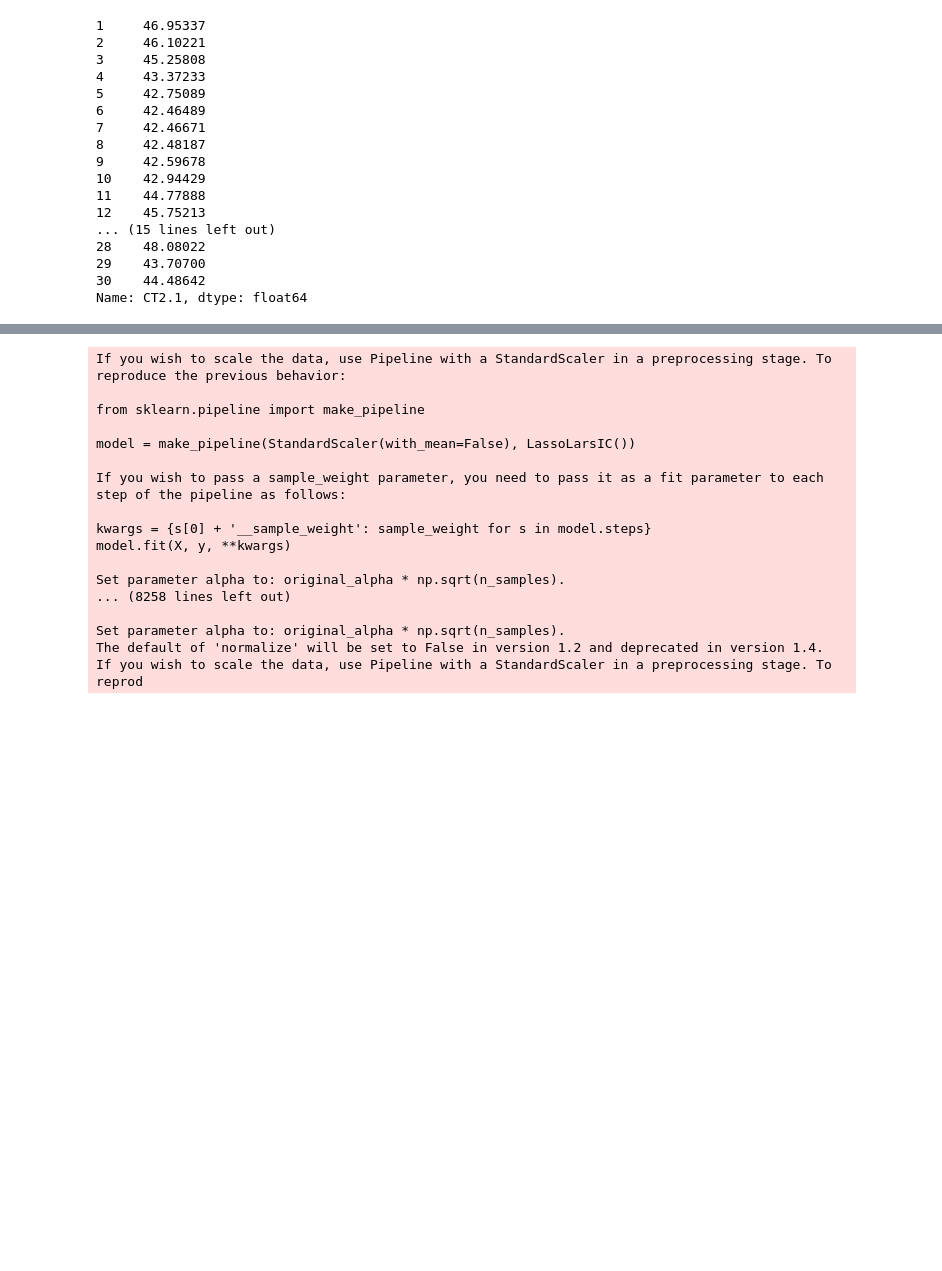
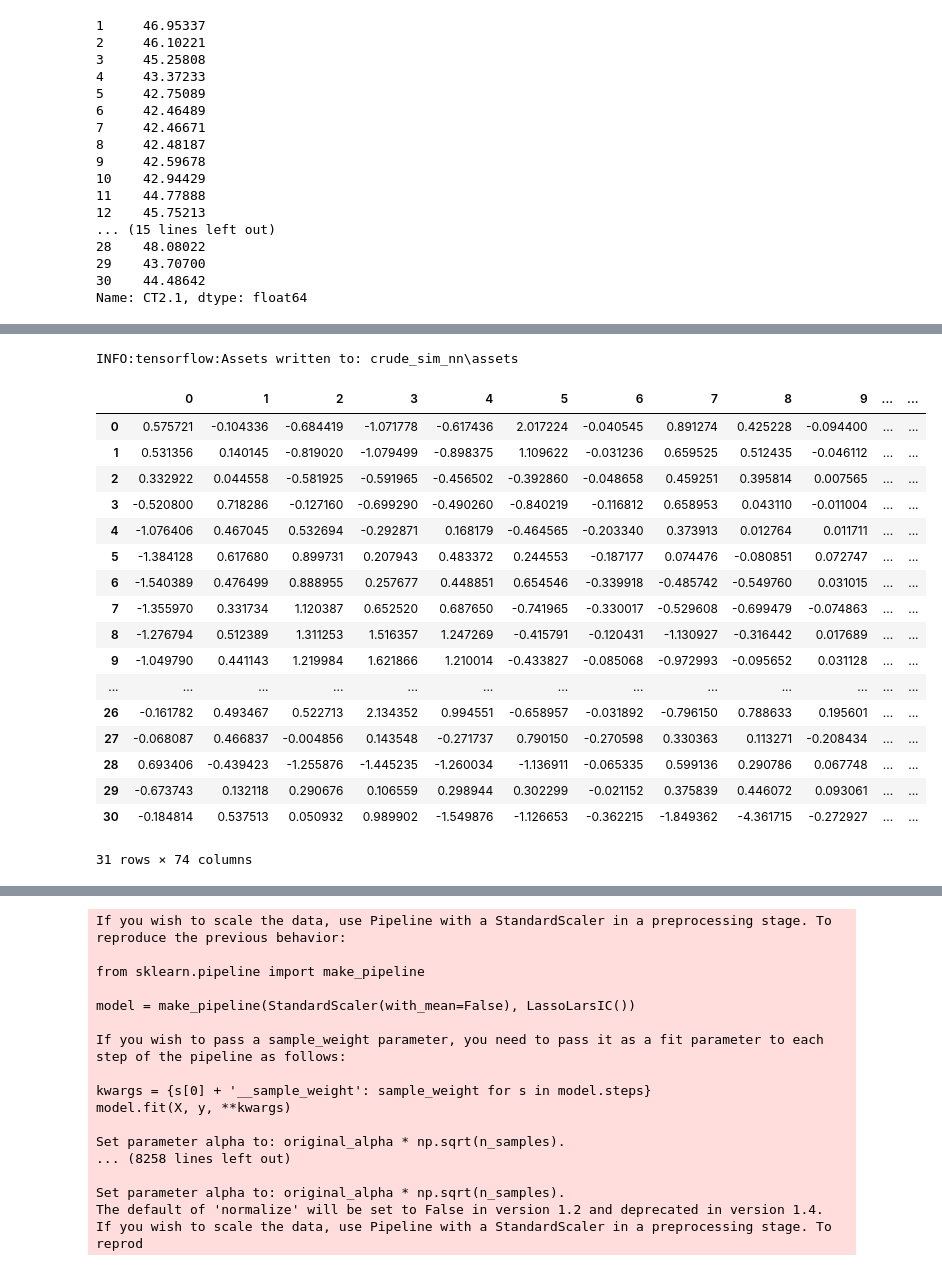
Before and after one commit to joelwwiggins/supply_chain_simulation, a Jupyter notebook: crude_sim.ipynb, the cells around one changed output, grey strips where cells are left out. Saved outputs shown, nothing was run; the diff lists cells and outputs as text; code cells hidden in the pictures; blank space fills up the shorter version.

```diff
--- a/crude_sim.ipynb
+++ b/crude_sim.ipynb
@@ -186,6 +184,57 @@ Total params: 10,744
 Trainable params: 10,744
 Non-trainable params: 0
 _________________________________________________________________
+# %%
+m.save("crude_sim_nn")
+# %% [output]
+INFO:tensorflow:Assets written to: crude_sim_nn\assets
+# %%
+def prediction_model(X):
+  reconstructed_model = tf.keras.models.load_model("crude_sim_nn")
+  prediction_result=pd.DataFrame(reconstructed_model.predict(X))
+
+  return prediction_result
+# %%
+def data_input(csv_path):
+
+
+    vps5_crude_diet = pd.read_excel (csv_path,sheet_name='VPS5 Crude Diet', header=[5]).iloc[1:,:]
+    vps5_yields = pd.read_excel (csv_path,sheet_name='VPS5 Yields', header=[5]).iloc[1:,:]
+    vps5_strmq = pd.read_excel (csv_path,sheet_name='VPS5 StrmQ', header=[6]).iloc[1:,:]
+
+    all_data=pd.concat([vps5_crude_diet,vps5_yields,vps5_strmq],axis=1)
+
+    dropped_date = all_data.select_dtypes(exclude=['datetime','object']).fillna(value=0)
+    data_input_scaled=ss().fit_transform(dropped_date)
+    return data_input_scaled
+# %%
+def prediction_model(X):
+
+  reconstructed_model = tf.keras.models.load_model("crude_sim_nn")
+  prediction_result=pd.DataFrame(reconstructed_model.predict(data_input(X)))
+
+  return prediction_result
+# %%
+prediction_model(r'C:\Users\jwiggins\Downloads\January 2017 Crude Diet Yields and Product Stream Quality.xlsx')
+# %% [output]
+|  | 0 | 1 | 2 | 3 | 4 | 5 | 6 | 7 | 8 | 9 | ... | ... |
+| 0 | 0.575721 | -0.104336 | -0.684419 | -1.071778 | -0.617436 | 2.017224 | -0.040545 | 0.891274 | 0.425228 | -0.094400 | ... | ... |
+| 1 | 0.531356 | 0.140145 | -0.819020 | -1.079499 | -0.898375 | 1.109622 | -0.031236 | 0.659525 | 0.512435 | -0.046112 | ... | ... |
+| 2 | 0.332922 | 0.044558 | -0.581925 | -0.591965 | -0.456502 | -0.392860 | -0.048658 | 0.459251 | 0.395814 | 0.007565 | ... | ... |
+| 3 | -0.520800 | 0.718286 | -0.127160 | -0.699290 | -0.490260 | -0.840219 | -0.116812 | 0.658953 | 0.043110 | -0.011004 | ... | ... |
+| 4 | -1.076406 | 0.467045 | 0.532694 | -0.292871 | 0.168179 | -0.464565 | -0.203340 | 0.373913 | 0.012764 | 0.011711 | ... | ... |
+| 5 | -1.384128 | 0.617680 | 0.899731 | 0.207943 | 0.483372 | 0.244553 | -0.187177 | 0.074476 | -0.080851 | 0.072747 | ... | ... |
+| 6 | -1.540389 | 0.476499 | 0.888955 | 0.257677 | 0.448851 | 0.654546 | -0.339918 | -0.485742 | -0.549760 | 0.031015 | ... | ... |
+| 7 | -1.355970 | 0.331734 | 1.120387 | 0.652520 | 0.687650 | -0.741965 | -0.330017 | -0.529608 | -0.699479 | -0.074863 | ... | ... |
+| 8 | -1.276794 | 0.512389 | 1.311253 | 1.516357 | 1.247269 | -0.415791 | -0.120431 | -1.130927 | -0.316442 | 0.017689 | ... | ... |
+| 9 | -1.049790 | 0.441143 | 1.219984 | 1.621866 | 1.210014 | -0.433827 | -0.085068 | -0.972993 | -0.095652 | 0.031128 | ... | ... |
+| ... | ... | ... | ... | ... | ... | ... | ... | ... | ... | ... | ... | ... |
+| 26 | -0.161782 | 0.493467 | 0.522713 | 2.134352 | 0.994551 | -0.658957 | -0.031892 | -0.796150 | 0.788633 | 0.195601 | ... | ... |
+| 27 | -0.068087 | 0.466837 | -0.004856 | 0.143548 | -0.271737 | 0.790150 | -0.270598 | 0.330363 | 0.113271 | -0.208434 | ... | ... |
+| 28 | 0.693406 | -0.439423 | -1.255876 | -1.445235 | -1.260034 | -1.136911 | -0.065335 | 0.599136 | 0.290786 | 0.067748 | ... | ... |
+| 29 | -0.673743 | 0.132118 | 0.290676 | 0.106559 | 0.298944 | 0.302299 | -0.021152 | 0.375839 | 0.446072 | 0.093061 | ... | ... |
+| 30 | -0.184814 | 0.537513 | 0.050932 | 0.989902 | -1.549876 | -1.126653 | -0.362215 | -1.849362 | -4.361715 | -0.272927 | ... | ... |
+31 rows × 74 columns
 # %%
 import matplotlib.pyplot as plt
 data_mod=data_feed(all_data)
```
Also changed, not shown: parts of 4 cells of this notebook, 8 other files.
